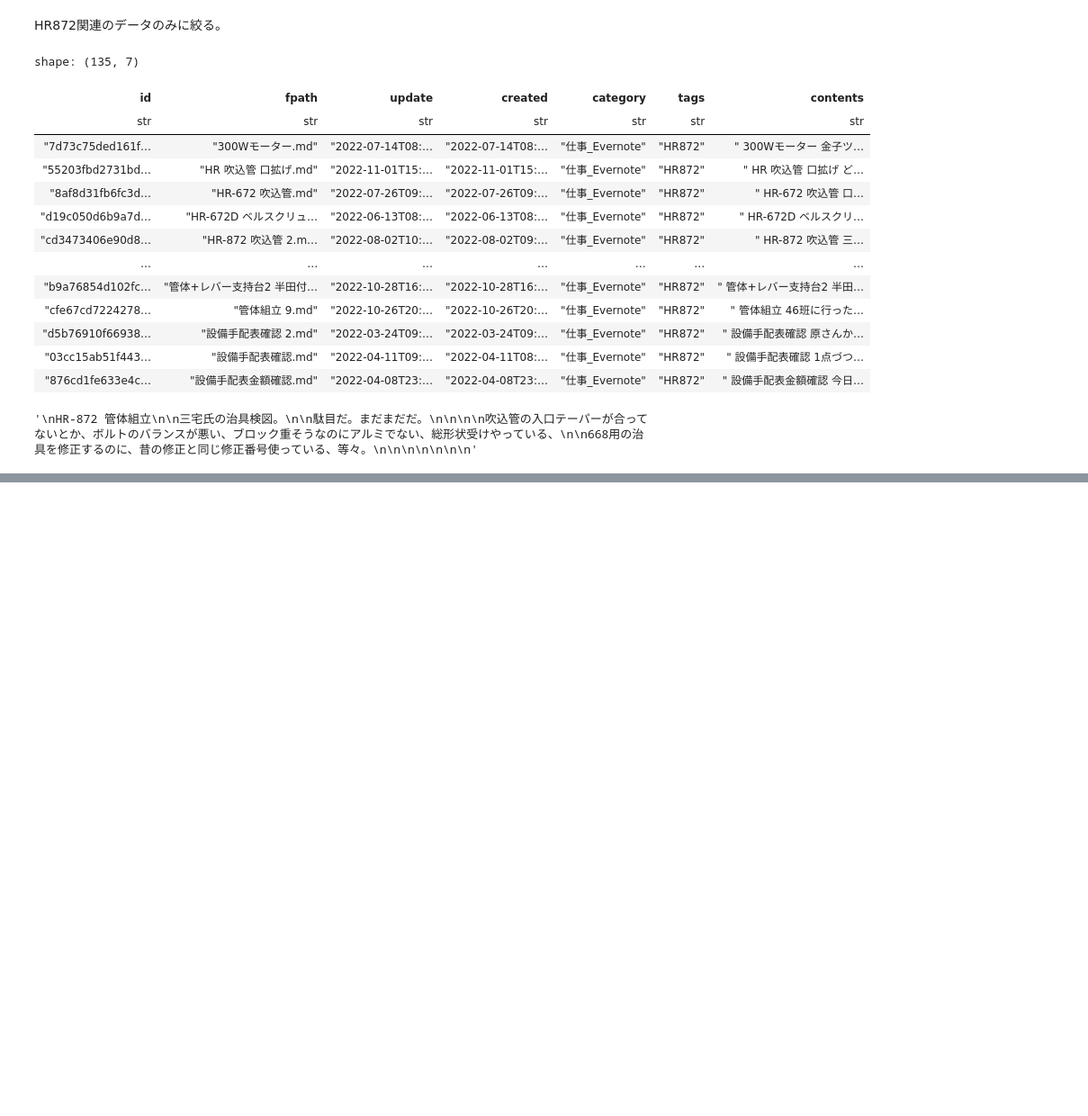
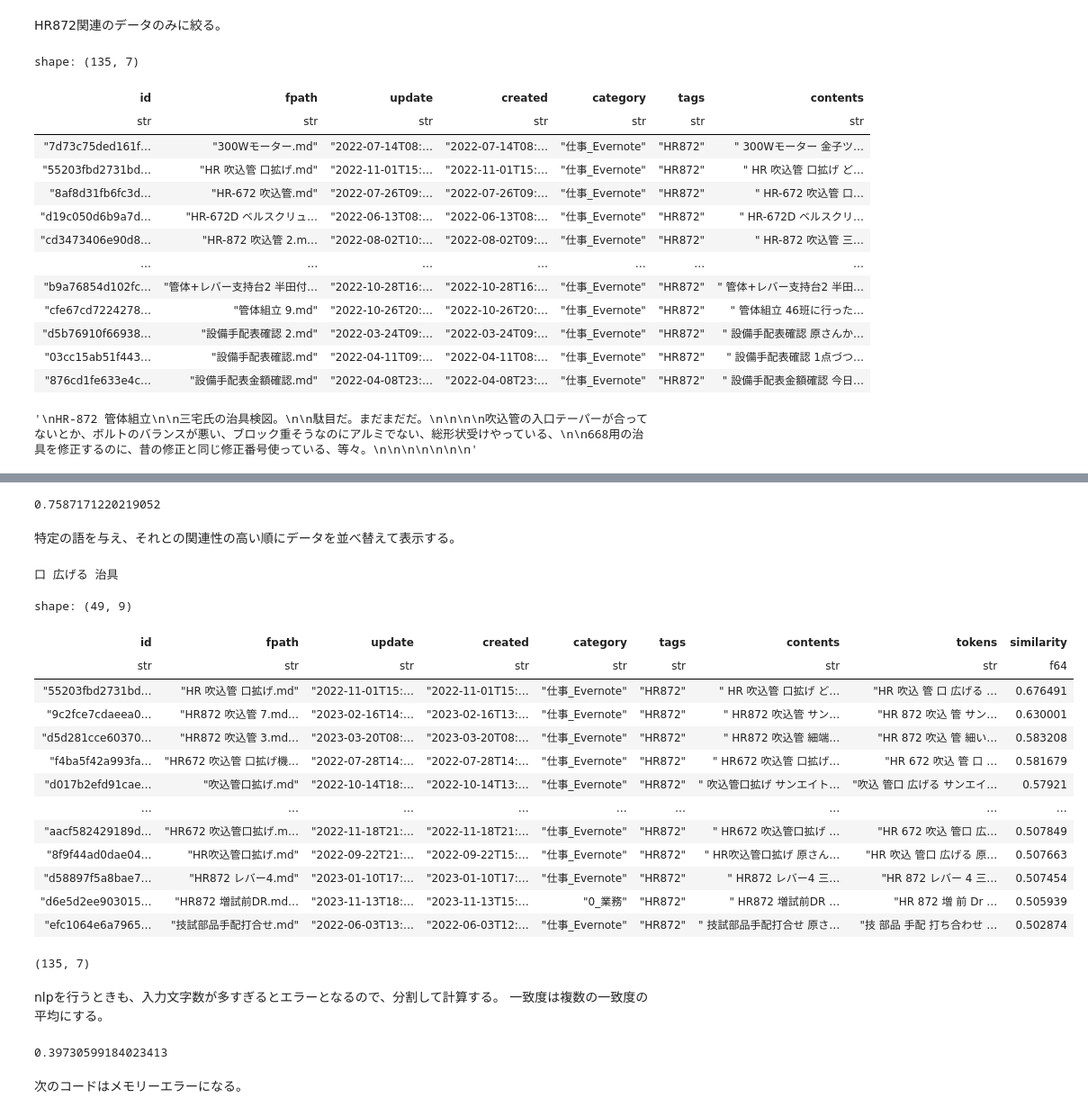
Before and after one commit to Yoshinobu-Ishizaki/upnote_md_mgr, a Jupyter notebook: notebook/upnote_handle_trial.ipynb, the cells around one changed output, grey strips where cells are left out. Shown at 90% size. Saved outputs shown, nothing was run; the diff lists cells and outputs as text; code cells hidden in the pictures; blank space fills up the shorter version.

```diff
--- a/notebook/upnote_handle_trial.ipynb
+++ b/notebook/upnote_handle_trial.ipynb
@@ -92,0 +129,12 @@ for w in words:
+# %%
+def strtrans2(s):
+    tokens = []
+    if len(s) > 2**14 -1:
+        ss = s.split("\n")
+        for sl in ss:
+            tk =  strtrans(sl)
+            tokens = tokens + tk
+    else:
+        tokens = strtrans(s)
+
+    return (" ".join(tokens))
@@ -92,0 +149,2 @@ for w in words:
+# %%
+nlp = spacy.load('ja_ginza')
@@ -92,0 +202,40 @@ for w in words:
+# %%
+doc.similarity(doc3)
+# %% [output]
+0.7587171220219052
+# %% [markdown]
+特定の語を与え、それとの関連性の高い順にデータを並べ替えて表示する。
+# %%
+query_words = nlp(strtrans2("口拡げ治具"))
+
+query_words
+# %% [output]
+口 広げる 治具
+# %%
+dfm872c = dfm872b.with_columns([
+    pl.col("tokens").map_elements(lambda x: query_words.similarity(nlp(x))).alias("similarity")
+])
+# %%
+dfm872c.filter(pl.col("similarity") > 0.5).sort("similarity", descending=True)
+# %% [output]
+shape: (49, 9)
+| id | fpath | update | created | category | tags | contents | tokens | similarity |
+| str | str | str | str | str | str | str | str | f64 |
+| "55203fbd2731bd… | "HR 吹込管 口拡げ.md" | "2022-11-01T15:… | "2022-11-01T15:… | "仕事_Evernote" | "HR872" | " HR 吹込管 口拡げ ど… | "HR 吹込 管 口 広げる … | 0.676491 |
+| "9c2fce7cdaeea0… | "HR872 吹込管 7.md… | "2023-02-16T14:… | "2023-02-16T13:… | "仕事_Evernote" | "HR872" | " HR872 吹込管 サン… | "HR 872 吹込 管 サン… | 0.630001 |
+| "d5d281cce60370… | "HR872 吹込管 3.md… | "2023-03-20T08:… | "2023-03-20T08:… | "仕事_Evernote" | "HR872" | " HR872 吹込管 細端… | "HR 872 吹込 管 細い… | 0.583208 |
+| "f4ba5f42a993fa… | "HR672 吹込管 口拡げ機… | "2022-07-28T14:… | "2022-07-28T14:… | "仕事_Evernote" | "HR872" | " HR672 吹込管 口拡げ… | "HR 672 吹込 管 口 … | 0.581679 |
+| "d017b2efd91cae… | "吹込管口拡げ.md" | "2022-10-14T18:… | "2022-10-14T13:… | "仕事_Evernote" | "HR872" | " 吹込管口拡げ サンエイト… | "吹込 管口 広げる サンエイ… | 0.57921 |
+| … | … | … | … | … | … | … | … | … |
+| "aacf582429189d… | "HR672 吹込管口拡げ.m… | "2022-11-18T21:… | "2022-11-18T21:… | "仕事_Evernote" | "HR872" | " HR672 吹込管口拡げ … | "HR 672 吹込 管口 広… | 0.507849 |
+| "8f9f44ad0dae04… | "HR吹込管口拡げ.md" | "2022-09-22T21:… | "2022-09-22T15:… | "仕事_Evernote" | "HR872" | " HR吹込管口拡げ 原さん… | "HR 吹込 管口 広げる 原… | 0.507663 |
+| "d58897f5a8bae7… | "HR872 レバー4.md" | "2023-01-10T17:… | "2023-01-10T17:… | "仕事_Evernote" | "HR872" | " HR872 レバー4 三… | "HR 872 レバー 4 三… | 0.507454 |
+| "d6e5d2ee903015… | "HR872 増試前DR.md… | "2023-11-13T18:… | "2023-11-13T15:… | "0_業務" | "HR872" | " HR872 増試前DR … | "HR 872 増 前 Dr … | 0.505939 |
+| "efc1064e6a7965… | "技試部品手配打合せ.md" | "2022-06-03T13:… | "2022-06-03T12:… | "仕事_Evernote" | "HR872" | " 技試部品手配打合せ 原さ… | "技 部品 手配 打ち合わせ … | 0.502874 |
+# %%
+dfm872.shape
+# %% [output]
+(135, 7)
+# %% [markdown]
+nlpを行うときも、入力文字数が多すぎるとエラーとなるので、分割して計算する。
+一致度は複数の一致度の平均にする。
@@ -92,0 +265,6 @@ for w in words:
+# %%
+calc_similarity(dfm2[10,"tokens"])
+# %% [output]
+0.39730599184023413
+# %% [markdown]
+次のコードはメモリーエラーになる。
```
Also changed, not shown: parts of 39 cells of this notebook.
